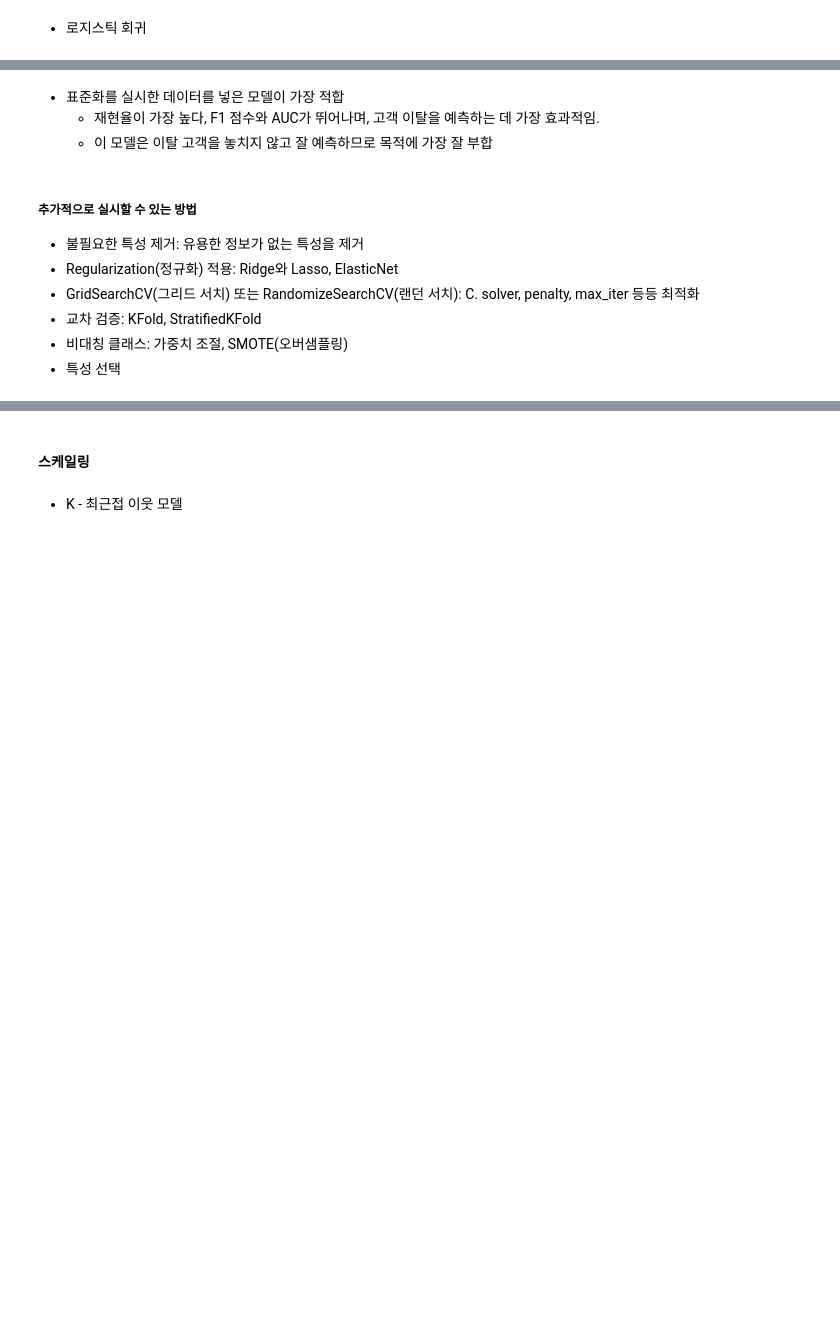
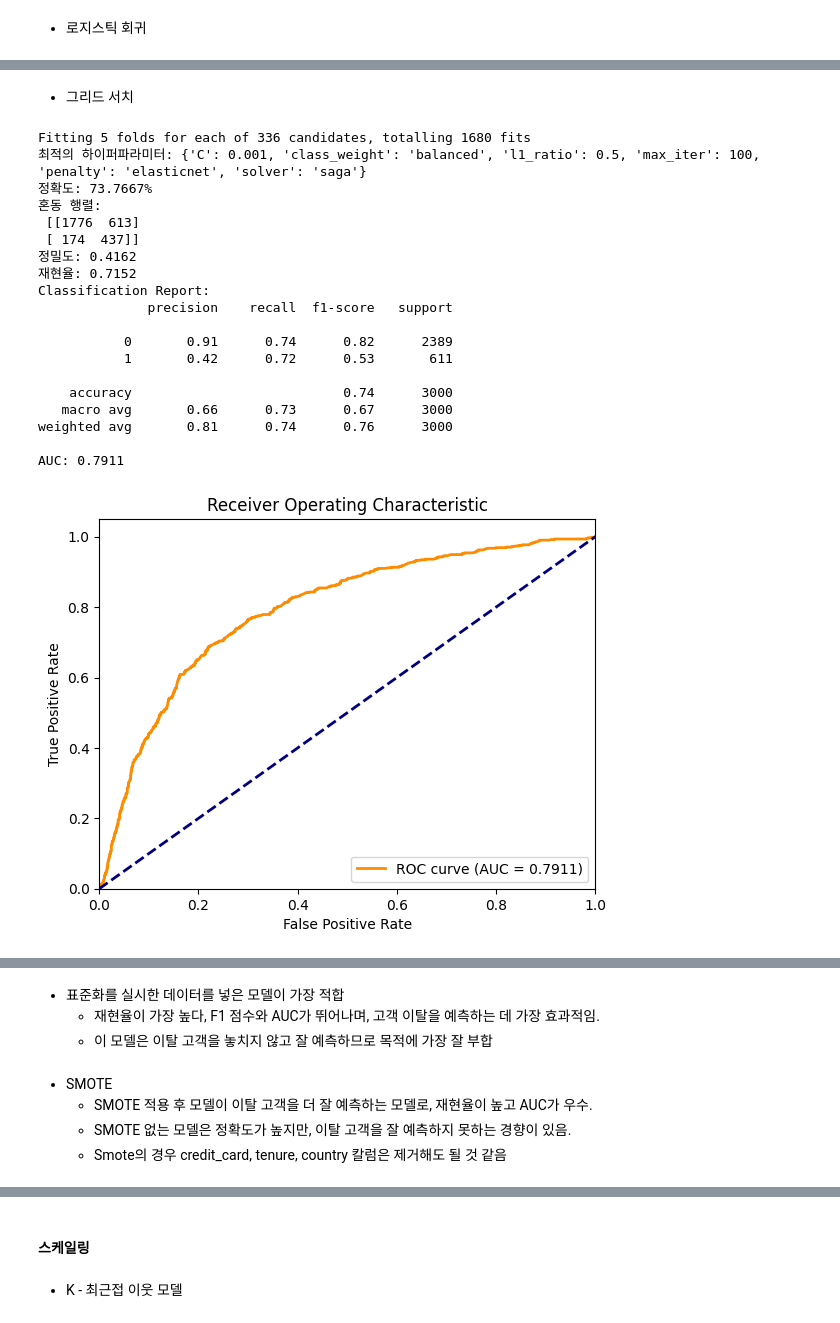
Before and after one commit to SKNETWORKS-FAMILY-AICAMP/SKN09-2nd-4Team, a Jupyter notebook: YJ/ml.ipynb, the cells around one changed output, grey strips where cells are left out. Saved outputs shown, nothing was run; the diff lists cells and outputs as text; code cells hidden in the pictures; blank space fills up the shorter version.

```diff
--- a/YJ/ml.ipynb
+++ b/YJ/ml.ipynb
@@ -233,0 +280,57 @@ AUC: 0.7793
+# %% [markdown]
+* 그리드 서치
+# %%
+from sklearn.model_selection import GridSearchCV
+from sklearn.linear_model import LogisticRegression
+
+# 하이퍼파라미터 그리드 설정
+param_grid = {
+    'penalty': ['elasticnet'],  # ElasticNet만 사용
+    'class_weight': ['balanced', None],  # 클래스 불균형에 대한 가중치 설정
+    'l1_ratio': [0.01, 0.05, 0.1, 0.3, 0.5, 0.7, 0.9],  # Lasso와 Ridge의 비율
+    'solver': ['saga'],  # ElasticNet을 지원하는 solver
+    'max_iter': [100, 1000, 5000, 10000],  # 반복 횟수
+    'C': [0.001, 0.01, 0.1, 1, 10, 100]  # 규제 강도, 더 작은 값은 더 강한 규제를 의미
+}
+
+# 로지스틱 회귀 모델 정의
+model = LogisticRegression()
+
+# 그리드 서치 수행 (5-fold 교차 검증)
+grid_search = GridSearchCV(estimator=model, param_grid=param_grid, cv=5, n_jobs=-1, verbose=1, scoring='accuracy')
+
+# 그리드 서치 학습
+grid_search.fit(X_train_smote, y_train_smote)
+
+# 최적 하이퍼파라미터 출력
+print(f"최적의 하이퍼파라미터: {grid_search.best_params_}")
+
+# 최적 모델로 예측
+best_model = grid_search.best_estimator_
+
+# 예측
+y_pred_best = best_model.predict(X_test_scaled)
+
+# 성능 평가
+evaluation(best_model, X_train_smote, X_test_scaled, y_test)
+# %% [output]
+Fitting 5 folds for each of 336 candidates, totalling 1680 fits
+최적의 하이퍼파라미터: {'C': 0.001, 'class_weight': 'balanced', 'l1_ratio': 0.5, 'max_iter': 100, 'penalty': 'elasticnet', 'solver': 'saga'}
+정확도: 73.7667%
+혼동 행렬:
+ [[1776  613]
+ [ 174  437]]
+정밀도: 0.4162
+재현율: 0.7152
+Classification Report:
+              precision    recall  f1-score   support
+
+           0       0.91      0.74      0.82      2389
+           1       0.42      0.72      0.53       611
+
+    accuracy                           0.74      3000
+   macro avg       0.66      0.73      0.67      3000
+weighted avg       0.81      0.74      0.76      3000
+
+AUC: 0.7911
+[figure, added]
@@ -235,12 +339,8 @@ AUC: 0.7793
 * 표준화를 실시한 데이터를 넣은 모델이 가장 적합
     - 재현율이 가장 높다, F1 점수와 AUC가 뛰어나며, 고객 이탈을 예측하는 데 가장 효과적임.
     - 이 모델은 이탈 고객을 놓치지 않고 잘 예측하므로 목적에 가장 잘 부합
-# %% [markdown]
-##### 추가적으로 실시할 수 있는 방법
-
-* 불필요한 특성 제거: 유용한 정보가 없는 특성을 제거
-* Regularization(정규화) 적용: Ridge와 Lasso, ElasticNet
-* GridSearchCV(그리드 서치) 또는 RandomizeSearchCV(랜던 서치): C. solver, penalty, max_iter 등등 최적화
-* 교차 검증: KFold, StratifiedKFold
-* 비대칭 클래스: 가중치 조절, SMOTE(오버샘플링)
-* 특성 선택
+# %% [markdown]
+* SMOTE
+    - SMOTE 적용 후 모델이 이탈 고객을 더 잘 예측하는 모델로, 재현율이 높고 AUC가 우수.
+    - SMOTE 없는 모델은 정확도가 높지만, 이탈 고객을 잘 예측하지 못하는 경향이 있음.
+    - Smote의 경우 credit_card, tenure, country 칼럼은 제거해도 될 것 같음
```
Also changed, not shown: parts of 22 cells of this notebook, 1 other file.
